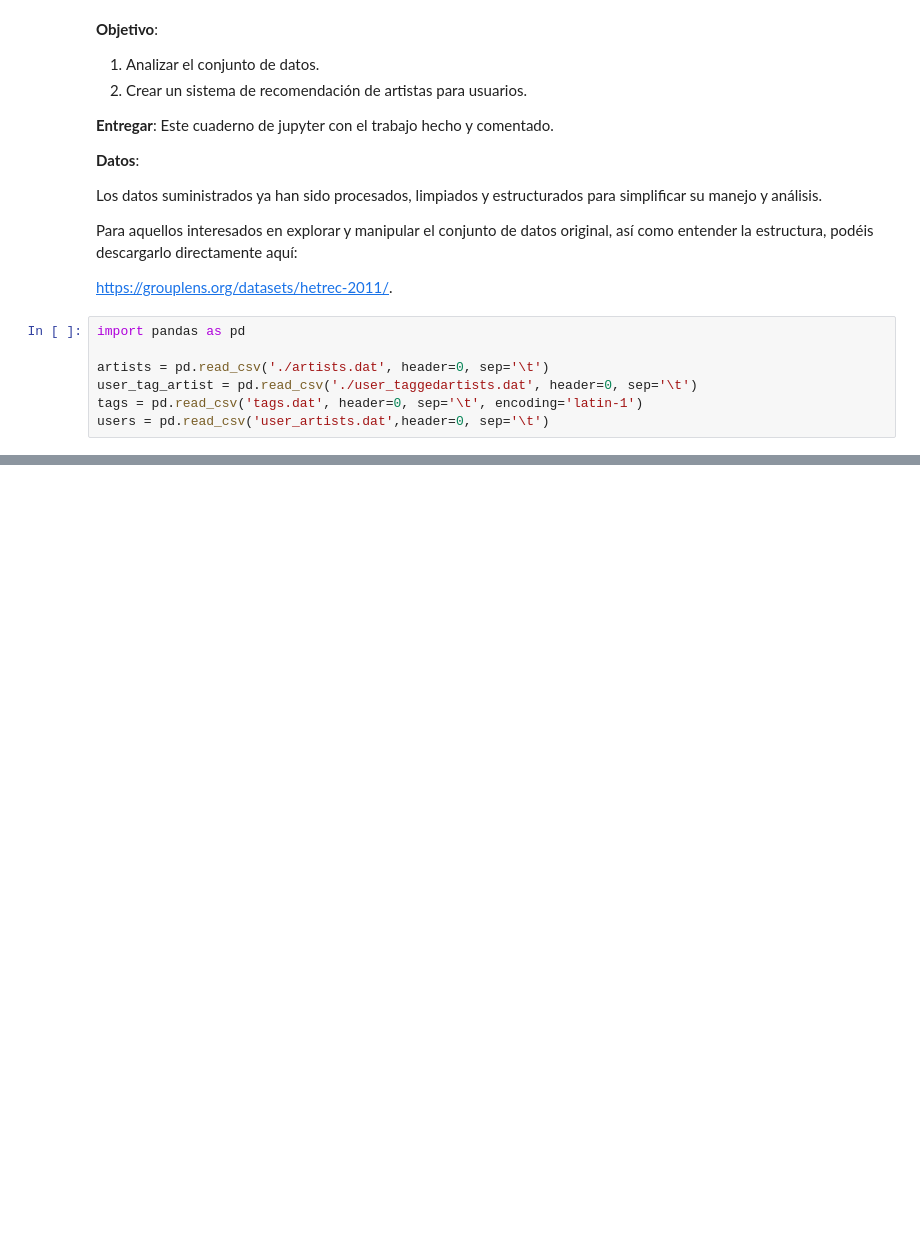
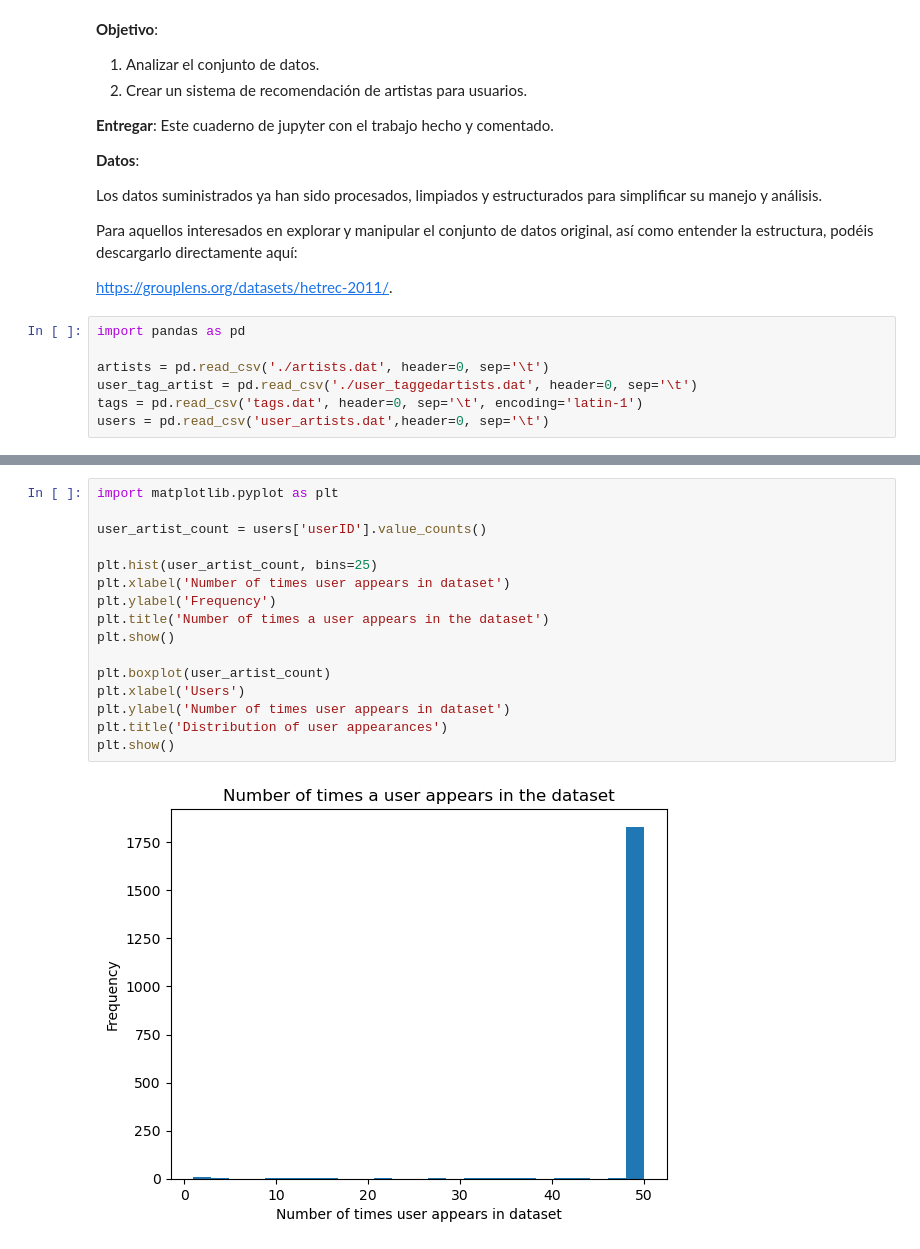
Before and after one commit to apardods/ml3-p2, a Jupyter notebook: ml3_project2.ipynb, the cells around one changed output, grey strips where cells are left out. Drawn from its saved outputs; the diff is of its cells as text; blank space fills up the shorter version.

```diff
--- a/ml3_project2.ipynb
+++ b/ml3_project2.ipynb
@@ -46,0 +71,18 @@ print(users.head())
+# %%
+import matplotlib.pyplot as plt
+
+user_artist_count = users['userID'].value_counts()
+
+plt.hist(user_artist_count, bins=25)
+plt.xlabel('Number of times user appears in dataset')
+plt.ylabel('Frequency')
+plt.title('Number of times a user appears in the dataset')
+plt.show()
+
+plt.boxplot(user_artist_count)
+plt.xlabel('Users')
+plt.ylabel('Number of times user appears in dataset')
+plt.title('Distribution of user appearances')
+plt.show()
+# %% [output]
+[figure, added]
```
Also changed, not shown: parts of 14 cells of this notebook.
